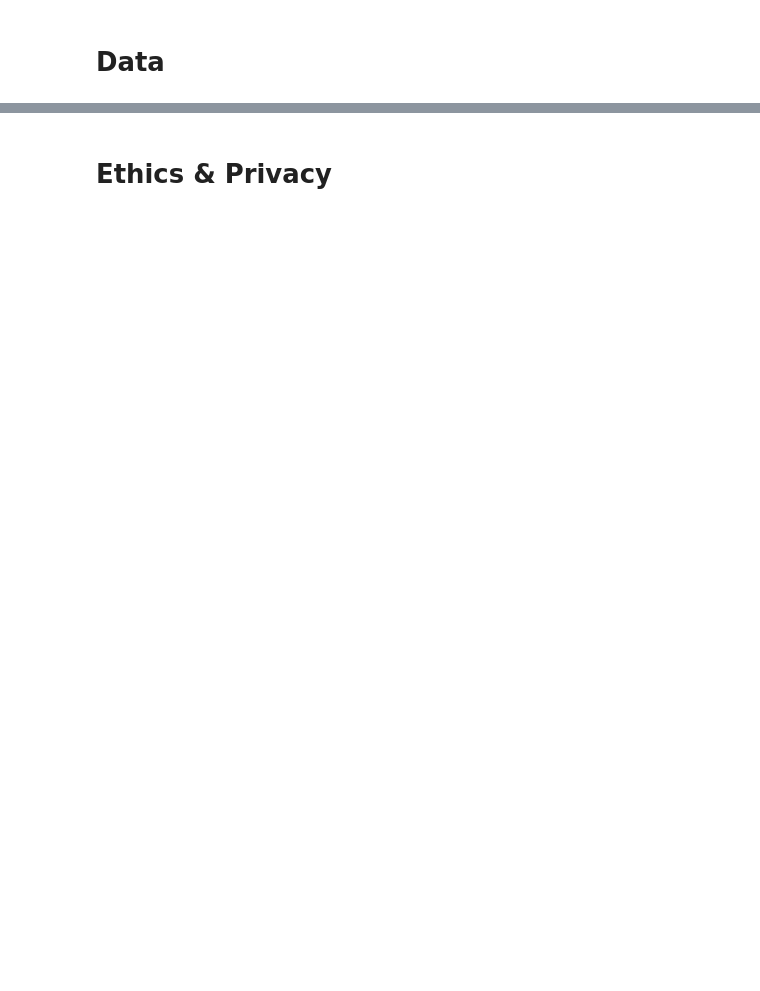
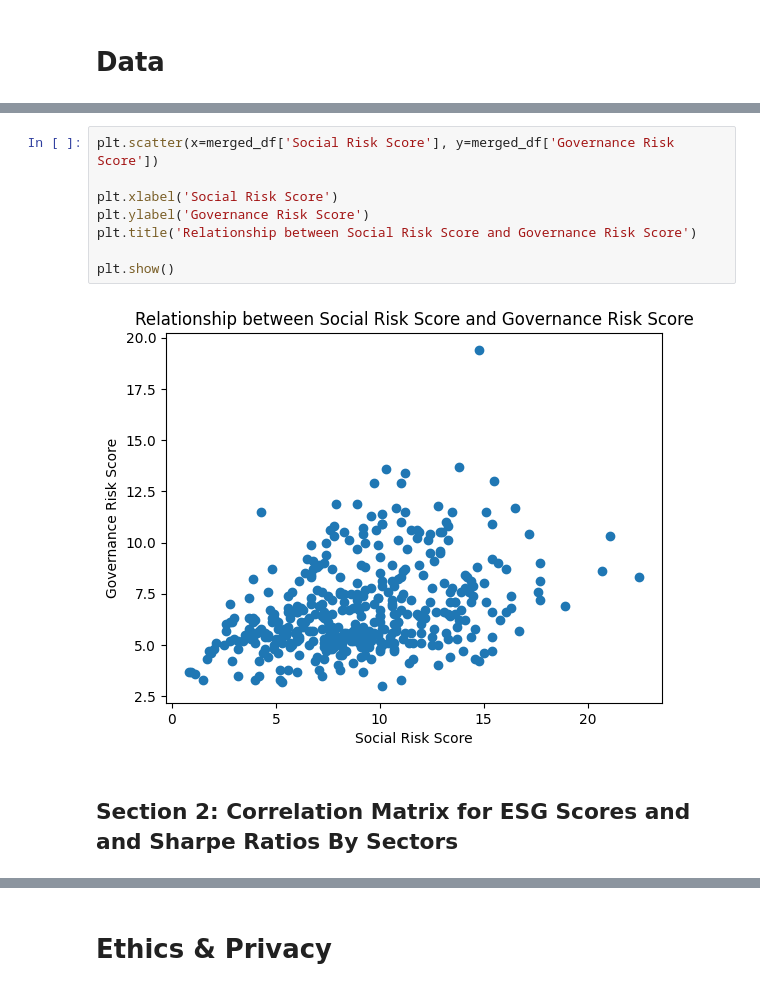
Before and after one commit to navanni/WI25_Portfolio, a Jupyter notebook: FinalProject_Group145_WI25.ipynb, the cells around one changed output, grey strips where cells are left out. Saved outputs shown, nothing was run; the diff lists cells and outputs as text; blank space fills up the shorter version.

```diff
--- a/FinalProject_Group145_WI25.ipynb
+++ b/FinalProject_Group145_WI25.ipynb
@@ -120,0 +556,12 @@ Some more words and stuff.  Remember notebooks work best if you interleave the c
+# %%
+plt.scatter(x=merged_df['Social Risk Score'], y=merged_df['Governance Risk Score'])
+
+plt.xlabel('Social Risk Score')
+plt.ylabel('Governance Risk Score')
+plt.title('Relationship between Social Risk Score and Governance Risk Score')
+
+plt.show()
+# %% [output]
+[figure, added]
+# %% [markdown]
+## Section 2: Correlation Matrix for ESG Scores and and Sharpe Ratios By Sectors
```
Also changed, not shown: parts of 78 cells of this notebook, 1 other file.
